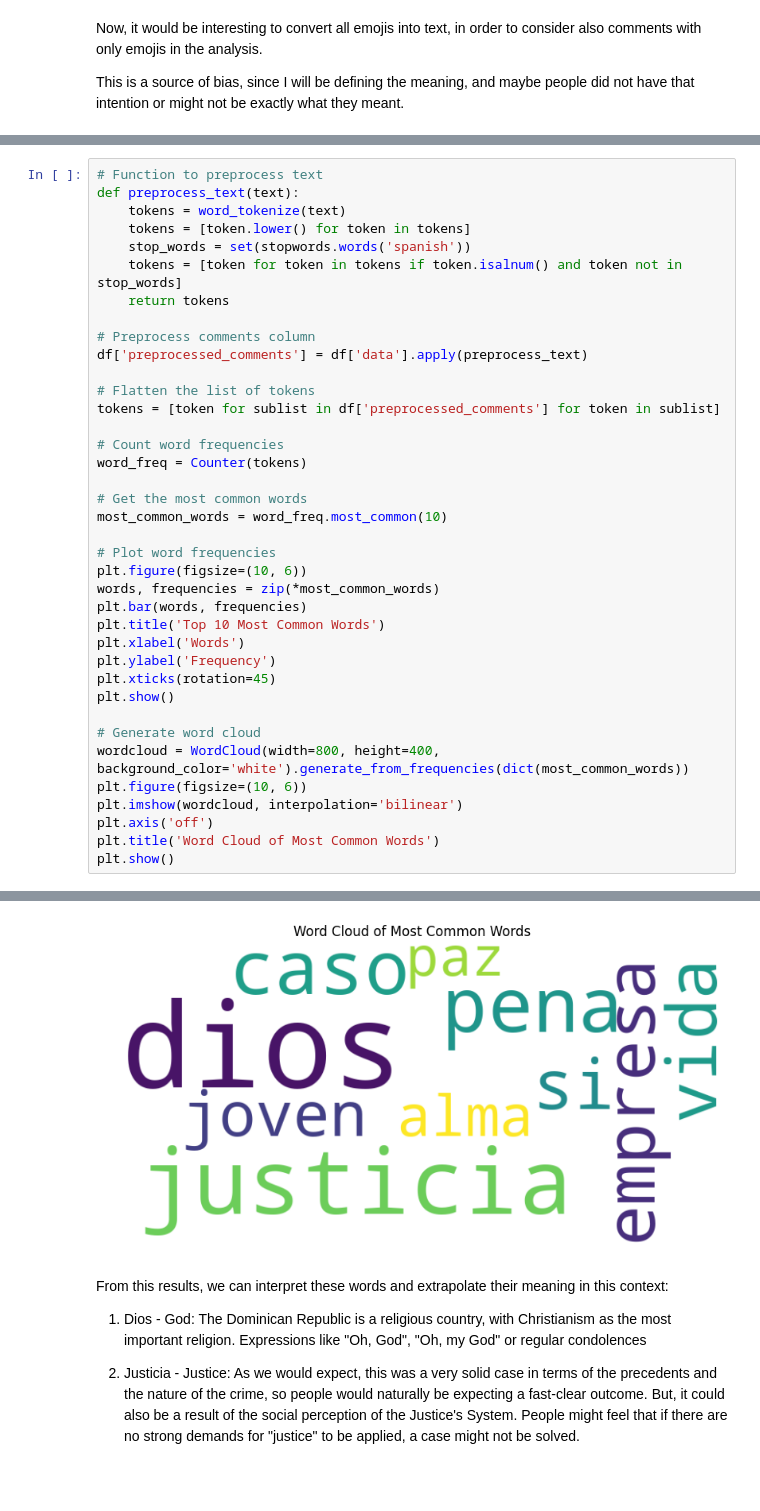
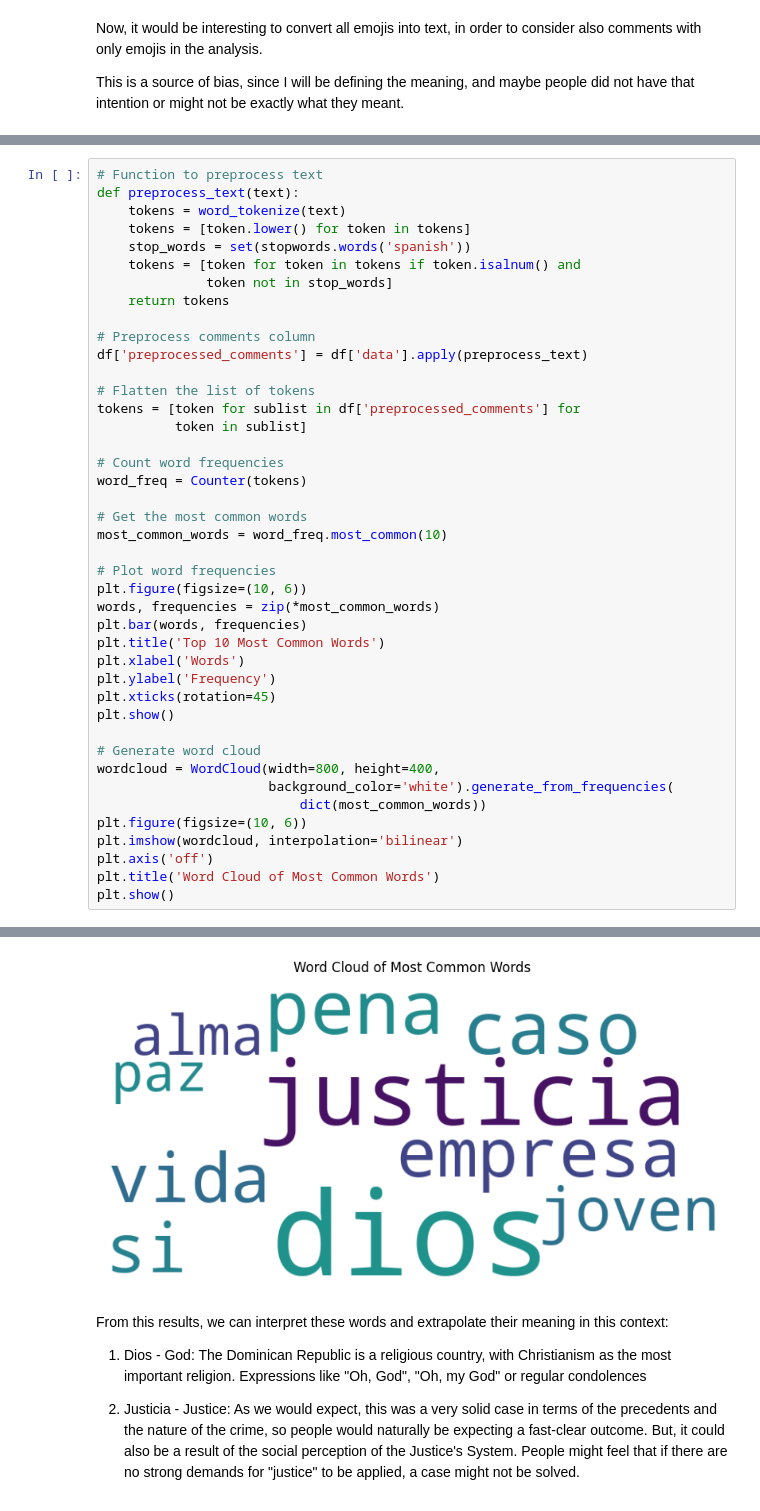
Before and after one commit to natanael-santosd/Final-Project-Fusemachines, a Jupyter notebook: Final_Project.ipynb, the cells around one changed output, grey strips where cells are left out. Cells and saved outputs as stored; diff of their text form.

```diff
--- a/Final_Project.ipynb
+++ b/Final_Project.ipynb
@@ -288,41 +322,45 @@ def preprocess_text(text):
     tokens = word_tokenize(text)
     tokens = [token.lower() for token in tokens]
     stop_words = set(stopwords.words('spanish'))
-    tokens = [token for token in tokens if token.isalnum() and token not in stop_words]
+    tokens = [token for token in tokens if token.isalnum() and
+              token not in stop_words]
     return tokens
 
 # Preprocess comments column
 df['preprocessed_comments'] = df['data'].apply(preprocess_text)
 
 # Flatten the list of tokens
-tokens = [token for sublist in df['preprocessed_comments'] for token in sublist]
+tokens = [token for sublist in df['preprocessed_comments'] for
+          token in sublist]
 
 # Count word frequencies
 word_freq = Counter(tokens)
 
 # Get the most common words
 most_common_words = word_freq.most_common(10)
 
 # Plot word frequencies
 plt.figure(figsize=(10, 6))
 words, frequencies = zip(*most_common_words)
 plt.bar(words, frequencies)
 plt.title('Top 10 Most Common Words')
 plt.xlabel('Words')
 plt.ylabel('Frequency')
 plt.xticks(rotation=45)
 plt.show()
 
 # Generate word cloud
-wordcloud = WordCloud(width=800, height=400, background_color='white').generate_from_frequencies(dict(most_common_words))
+wordcloud = WordCloud(width=800, height=400,
+                      background_color='white').generate_from_frequencies(
+                          dict(most_common_words))
 plt.figure(figsize=(10, 6))
 plt.imshow(wordcloud, interpolation='bilinear')
 plt.axis('off')
 plt.title('Word Cloud of Most Common Words')
 plt.show()
 # %% [output]
 [figure]
-[figure, old version]
+[figure, new version]
 # %% [markdown]
 From this results, we can interpret these words and extrapolate their meaning in this context:
 
```
Also changed, not shown: parts of 44 cells of this notebook.
